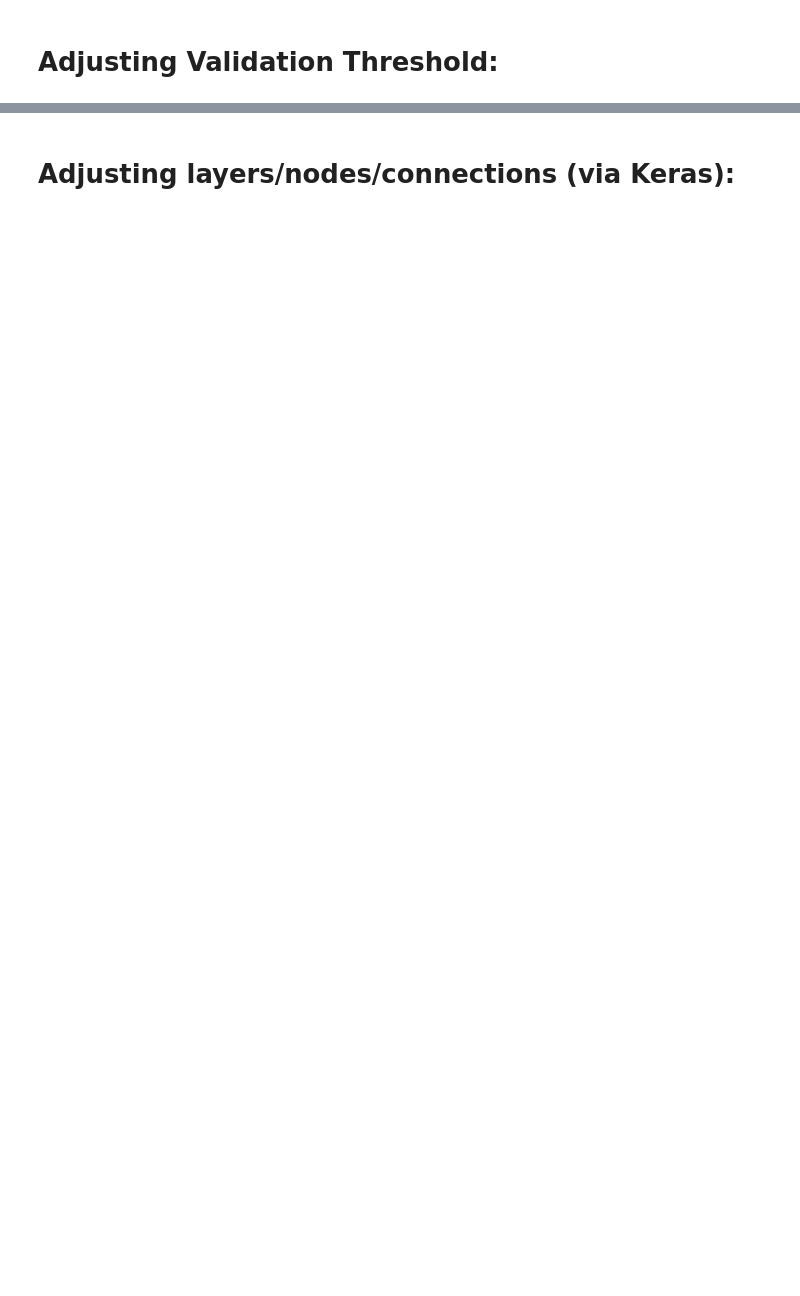
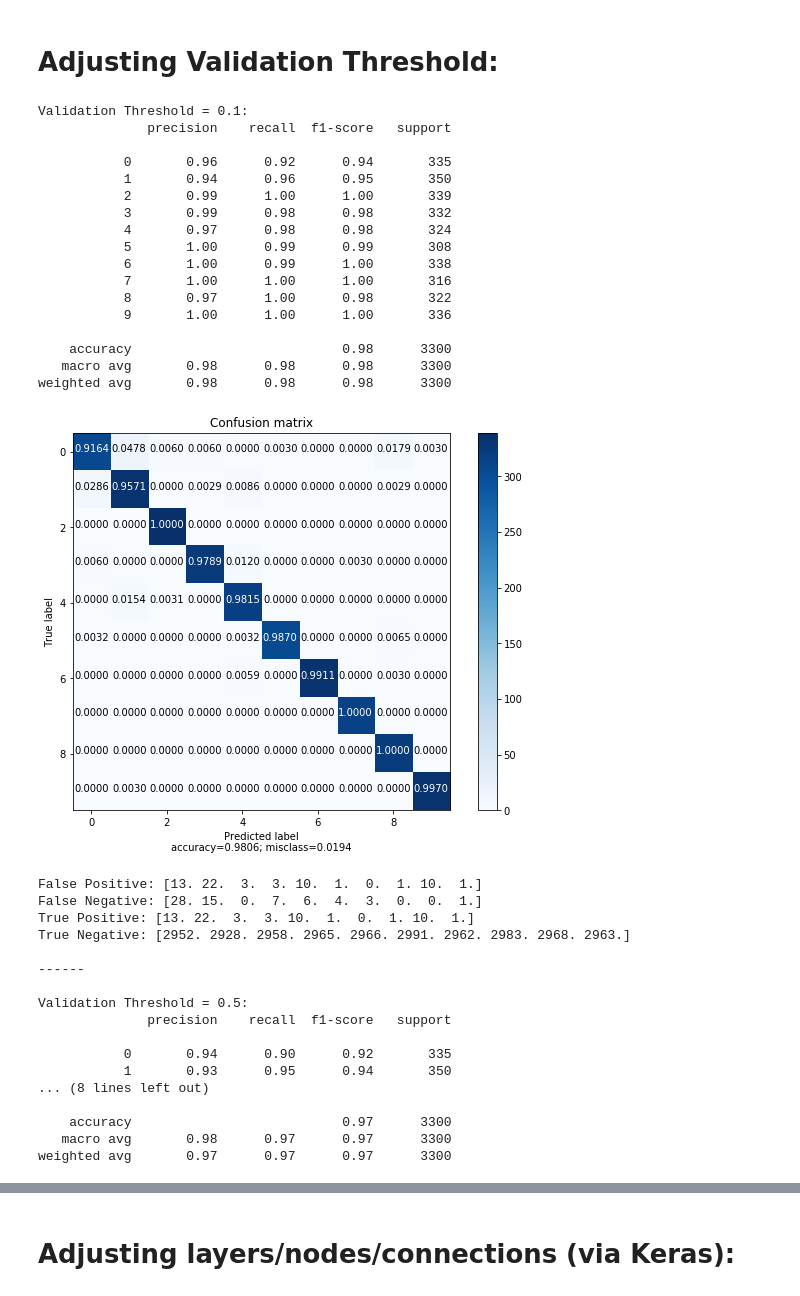
Before and after one commit to kadjulio/Coursework2-Data-Mining, a Jupyter notebook: jupyter/notebooks/modeling/NN.ipynb, the cells around one changed output, grey strips where cells are left out. Saved outputs shown, nothing was run; the diff lists cells and outputs as text; code cells hidden in the pictures; blank space fills up the shorter version.

```diff
--- a/jupyter/notebooks/modeling/NN.ipynb
+++ b/jupyter/notebooks/modeling/NN.ipynb
@@ -461,30 +836,66 @@ print("------\n")
 # %%
 #Only used if early_stopping = True (which default is false)
 #Must be between 0 and 1
 
-# print("Validation Threshold = 0.1: ")
-# mlp = MLPClassifier(random_state=42, early_stopping=True, validation_fraction=0.1)
-# run_experiment(mlp, train_set.iloc[:,:-1], train_set['target'], test_set.iloc[:,:-1], test_set['target'])
-# print("------\n")
+print("Validation Threshold = 0.1: ")
+mlp = MLPClassifier(random_state=42, early_st./opping=True, validation_fraction=0.1)
+run_experiment(mlp, train_set.iloc[:,:-1], train_set['target'], test_set.iloc[:,:-1], test_set['target'])
+print("------\n")
 
-# print("Validation Threshold = 0.5: ")
-# mlp = MLPClassifier(random_state=42, early_stopping=True, validation_fraction=0.5)
-# run_experiment(mlp, train_set.iloc[:,:-1], train_set['target'], test_set.iloc[:,:-1], test_set['target'])
-# print("------\n")
+print("Validation Threshold = 0.5: ")
+mlp = MLPClassifier(random_state=42, early_stopping=True, validation_fraction=0.5)
+run_experiment(mlp, train_set.iloc[:,:-1], train_set['target'], test_set.iloc[:,:-1], test_set['target'])
+print("------\n")
 
-# print("Validation Threshold = 0.9: ")
-# mlp = MLPClassifier(random_state=42, early_stopping=True, validation_fraction=0.9)
+print("Validation Threshold = 0.9: ")
+mlp = MLPClassifier(random_state=42, early_stopping=True, validation_fraction=0.9)
+run_experiment(mlp, train_set.iloc[:,:-1], train_set['target'], test_set.iloc[:,:-1], test_set['target'])
+print("------\n")
+
+
+# print("Validation Threshold = 0.6: ")
+# mlp = MLPClassifier(random_state=42, early_stopping=True, validation_fraction=0.6)
 # run_experiment(mlp, train_set.iloc[:,:-1], train_set['target'], test_set.iloc[:,:-1], test_set['target'])
 # print("------\n")
 
 
-print("Validation Threshold = 0.6: ")
-mlp = MLPClassifier(random_state=42, early_stopping=True, validation_fraction=0.6)
-run_experiment(mlp, train_set.iloc[:,:-1], train_set['target'], test_set.iloc[:,:-1], test_set['target'])
-print("------\n")
-
-
-print("Validation Threshold = 0.75: ")
-mlp = MLPClassifier(random_state=42, early_stopping=True, validation_fraction=0.75)
-run_experiment(mlp, train_set.iloc[:,:-1], train_set['target'], test_set.iloc[:,:-1], test_set['target'])
-print("------\n")
+# print("Validation Threshold = 0.75: ")
+# mlp = MLPClassifier(random_state=42, early_stopping=True, validation_fraction=0.75)
+# run_experiment(mlp, train_set.iloc[:,:-1], train_set['target'], test_set.iloc[:,:-1], test_set['target'])
+# print("------\n")
+# %% [output]
+Validation Threshold = 0.1:
+              precision    recall  f1-score   support
+
+           0       0.96      0.92      0.94       335
+           1       0.94      0.96      0.95       350
+           2       0.99      1.00      1.00       339
+           3       0.99      0.98      0.98       332
+           4       0.97      0.98      0.98       324
+           5       1.00      0.99      0.99       308
+           6       1.00      0.99      1.00       338
+           7       1.00      1.00      1.00       316
+           8       0.97      1.00      0.98       322
+           9       1.00      1.00      1.00       336
+
+    accuracy                           0.98      3300
+   macro avg       0.98      0.98      0.98      3300
+weighted avg       0.98      0.98      0.98      3300
+[figure, added]
+False Positive: [13. 22.  3.  3. 10.  1.  0.  1. 10.  1.]
+False Negative: [28. 15.  0.  7.  6.  4.  3.  0.  0.  1.]
+True Positive: [13. 22.  3.  3. 10.  1.  0.  1. 10.  1.]
+True Negative: [2952. 2928. 2958. 2965. 2966. 2991. 2962. 2983. 2968. 2963.]
+
+------
+
+Validation Threshold = 0.5:
+              precision    recall  f1-score   support
+
+           0       0.94      0.90      0.92       335
+           1       0.93      0.95      0.94       350
+... (8 lines left out)
+
+    accuracy                           0.97      3300
+   macro avg       0.98      0.97      0.97      3300
+weighted avg       0.97      0.97      0.97      3300
```
Also changed, not shown: parts of 29 cells of this notebook, 9 other files.
